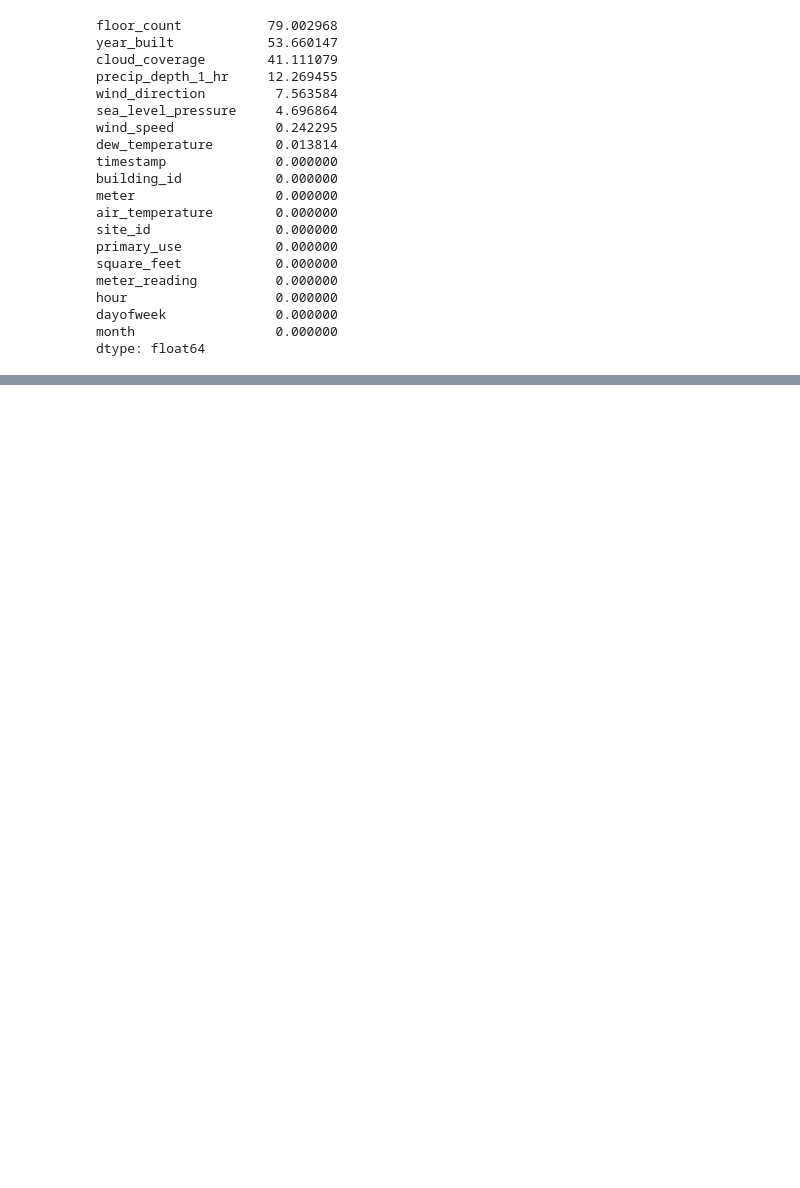
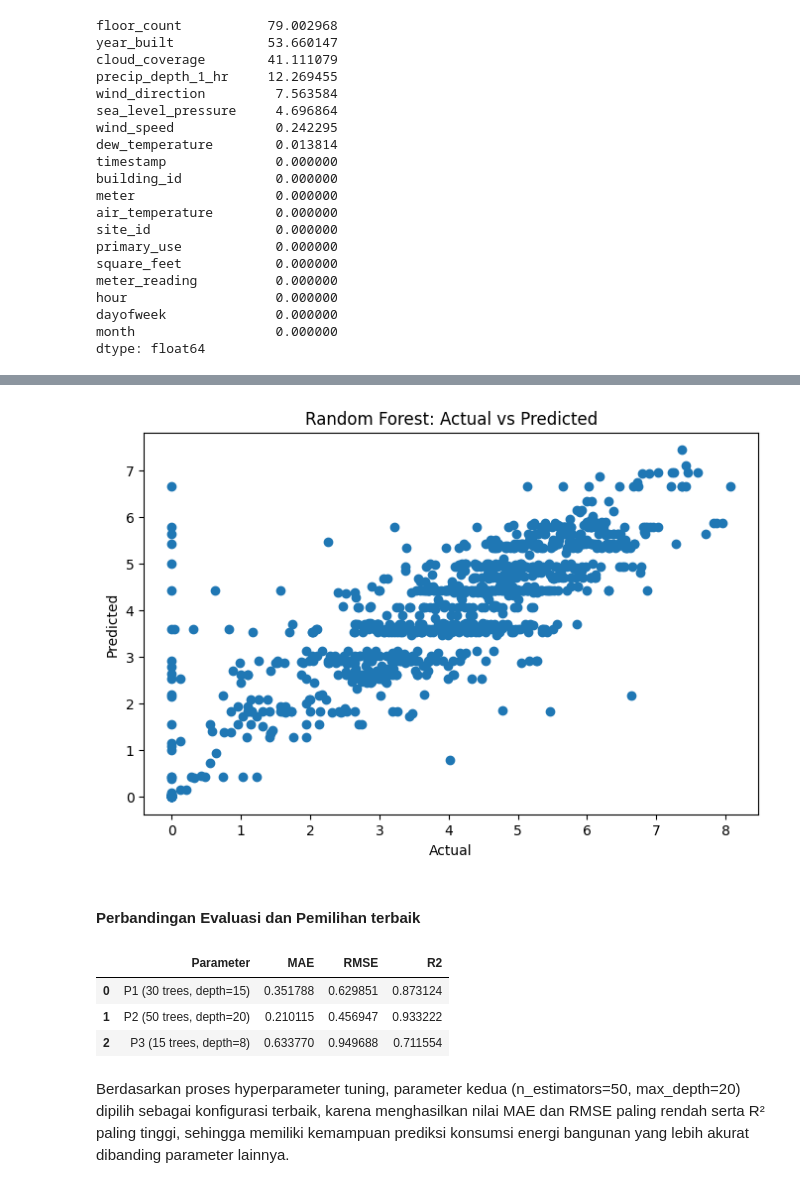
Before and after one commit to atithagtg/UAS-Pembelajaran-Mesin-Kelompok-13, a Jupyter notebook: Progress/Project ML_progress.ipynb, the cells around one changed output, grey strips where cells are left out. Drawn from its saved outputs; the diff is of its cells as text; code cells hidden in the pictures; blank space fills up the shorter version.

```diff
--- a/Progress/Project ML_progress.ipynb
+++ b/Progress/Project ML_progress.ipynb
@@ -528,0 +721,9 @@ for col in fill_cols:
+# %%
+rf_model_3 = RandomForestRegressor(
+    n_estimators=15,
+    max_depth=8,
+    random_state=42,
+    n_jobs=-1
+)
+
+rf_model_3.fit(X_train, y_train)
@@ -528,0 +744,2 @@ for col in fill_cols:
+# %%
+rf_pred_3 = rf_model_3.predict(X_test)
@@ -528,0 +826,49 @@ for col in fill_cols:
+# %%
+sample_idx = np.random.choice(len(y_test), 1000, replace=False)
+
+plt.figure(figsize=(8,5))
+plt.scatter(
+    y_test.iloc[sample_idx],
+    rf_pred_3[sample_idx]
+)
+
+plt.xlabel("Actual")
+plt.ylabel("Predicted")
+plt.title("Random Forest: Actual vs Predicted")
+plt.show()
+# %% [output]
+[figure, added]
+# %% [markdown]
+#### Perbandingan Evaluasi dan Pemilihan terbaik
+# %%
+Perbandingan_rf = pd.DataFrame({
+    'Parameter': [
+        'P1 (30 trees, depth=15)',
+        'P2 (50 trees, depth=20)',
+        'P3 (15 trees, depth=8)'
+    ],
+    'MAE': [
+        rf_mae,
+        rf_mae_2,
+        rf_mae_3
+    ],
+    'RMSE': [
+        rf_rmse,
+        rf_rmse_2,
+        rf_rmse_3
+    ],
+    'R2': [
+        rf_r2,
+        rf_r2_2,
+        rf_r2_3
+    ]
+})
+
+Perbandingan_rf
+# %% [output]
+|  | Parameter | MAE | RMSE | R2 |
+| 0 | P1 (30 trees, depth=15) | 0.351788 | 0.629851 | 0.873124 |
+| 1 | P2 (50 trees, depth=20) | 0.210115 | 0.456947 | 0.933222 |
+| 2 | P3 (15 trees, depth=8) | 0.633770 | 0.949688 | 0.711554 |
+# %% [markdown]
+Berdasarkan proses hyperparameter tuning, parameter kedua (n_estimators=50, max_depth=20) dipilih sebagai konfigurasi terbaik, karena menghasilkan nilai MAE dan RMSE paling rendah serta R² paling tinggi, sehingga memiliki kemampuan prediksi konsumsi energi bangunan yang lebih akurat dibanding parameter lainnya.
```
Also changed, not shown: parts of 87 cells of this notebook.
